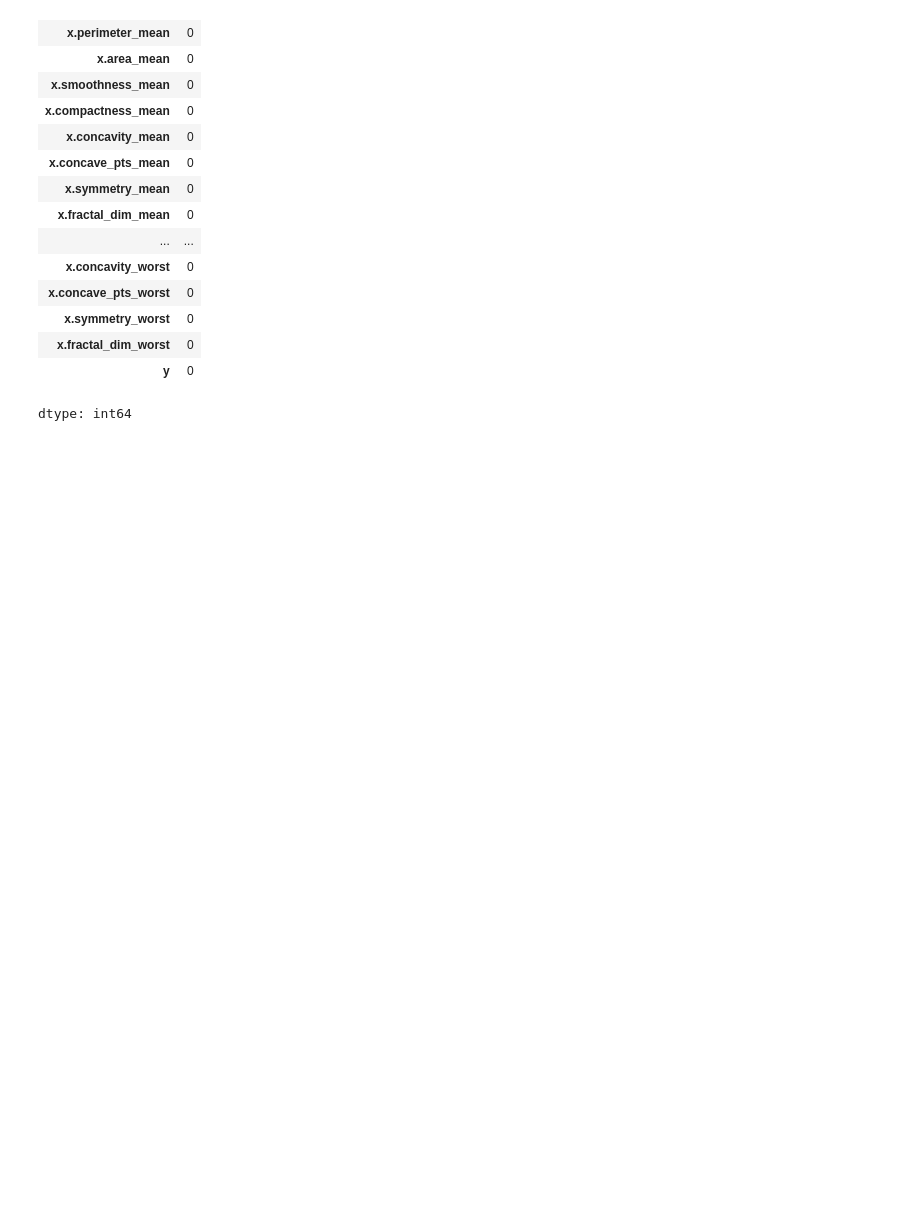
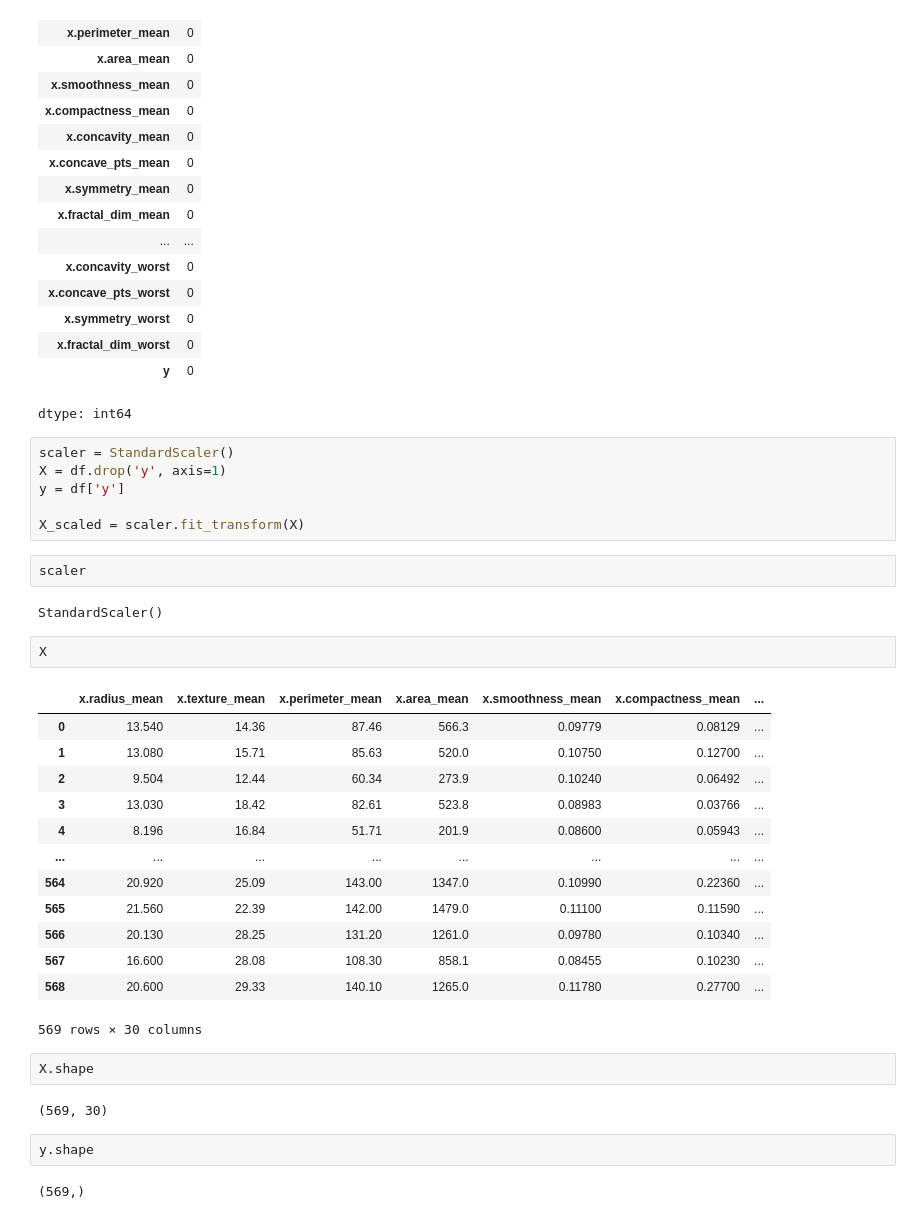
Before and after one commit to touhid0503/Breast_Cancer_Diagnosis_Classification_System, a Jupyter notebook: job3.ipynb, the cells around one changed output. Drawn from its saved outputs; the diff is of its cells as text; blank space fills up the shorter version.

```diff
--- a/job3.ipynb
+++ b/job3.ipynb
@@ -147,3 +147,37 @@ df.isnull().sum()
 | x.fractal_dim_worst | 0 |
 | y | 0 |
 dtype: int64
+# %%
+scaler = StandardScaler()
+X = df.drop('y', axis=1)
+y = df['y']
+
+X_scaled = scaler.fit_transform(X)
+# %%
+scaler
+# %% [output]
+StandardScaler()
+# %%
+X
+# %% [output]
+|  | x.radius_mean | x.texture_mean | x.perimeter_mean | x.area_mean | x.smoothness_mean | x.compactness_mean | ... |
+| 0 | 13.540 | 14.36 | 87.46 | 566.3 | 0.09779 | 0.08129 | ... |
+| 1 | 13.080 | 15.71 | 85.63 | 520.0 | 0.10750 | 0.12700 | ... |
+| 2 | 9.504 | 12.44 | 60.34 | 273.9 | 0.10240 | 0.06492 | ... |
+| 3 | 13.030 | 18.42 | 82.61 | 523.8 | 0.08983 | 0.03766 | ... |
+| 4 | 8.196 | 16.84 | 51.71 | 201.9 | 0.08600 | 0.05943 | ... |
+| ... | ... | ... | ... | ... | ... | ... | ... |
+| 564 | 20.920 | 25.09 | 143.00 | 1347.0 | 0.10990 | 0.22360 | ... |
+| 565 | 21.560 | 22.39 | 142.00 | 1479.0 | 0.11100 | 0.11590 | ... |
+| 566 | 20.130 | 28.25 | 131.20 | 1261.0 | 0.09780 | 0.10340 | ... |
+| 567 | 16.600 | 28.08 | 108.30 | 858.1 | 0.08455 | 0.10230 | ... |
+| 568 | 20.600 | 29.33 | 140.10 | 1265.0 | 0.11780 | 0.27700 | ... |
+569 rows × 30 columns
+# %%
+X.shape
+# %% [output]
+(569, 30)
+# %%
+y.shape
+# %% [output]
+(569,)
```
Also changed, not shown: parts of 3 cells of this notebook.
